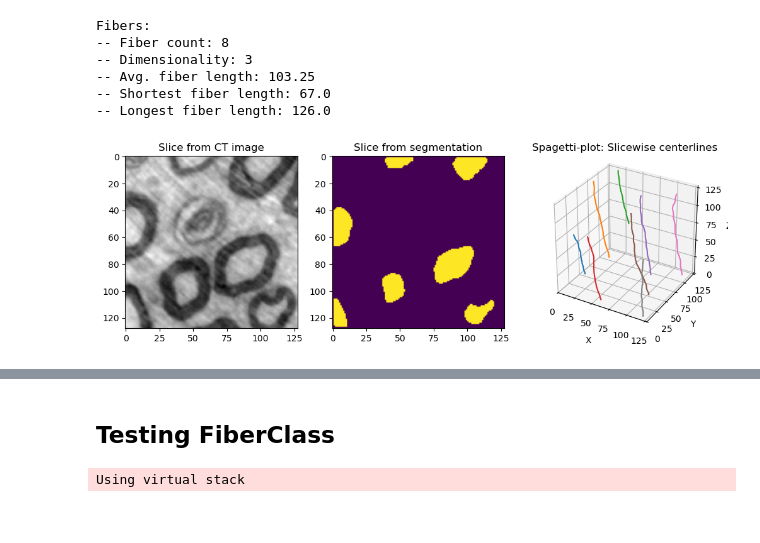
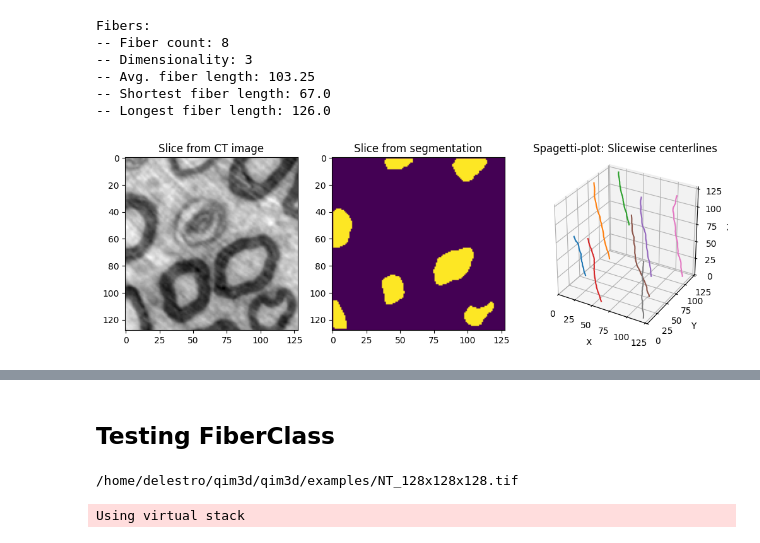
Before and after one commit to qim-center/qim3d, a Jupyter notebook: docs/notebooks/fibers.ipynb, the cells around one changed output, grey strips where cells are left out. Cells and saved outputs as stored; diff of their text form; code cells hidden in the pictures.

```diff
--- a/docs/notebooks/fibers.ipynb
+++ b/docs/notebooks/fibers.ipynb
@@ -121,7 +123,7 @@ vol_CT = np.transpose(vol_CT, [2, 1, 0])
 vol_bin = qim3d.examples.NT_128x128x128_axon_segment
 # %%
 # Slicewise generation of fibers
-nerve_fibers = fiber_functions.generate_slicewise_lines(vol_bin, axis=2)
+nerve_fibers = generate_slicewise_lines(vol_bin, axis=2)
 fiber_print(nerve_fibers)
 # %% [output]
 Fibers:
@@ -133,22 +135,22 @@ Fibers:
 # %%
 # Plotting
 slice_number = 30
 
 fig = plt.figure(figsize=(12, 4))
 ax = fig.add_subplot(131)
 ax.imshow(vol_CT[:,:,slice_number], cmap='gray')
 ax.set_title('Slice from CT image')
 
 ax = fig.add_subplot(132)
 #ax.imshow(np.matrix.transpose(vol_bin[:,:,slice_number]))
 ax.imshow(vol_bin[:,:,slice_number])
 ax.set_title('Slice from segmentation')
 
 ax = fig.add_subplot(133, projection='3d')
-fiber_functions.spagetti_plot(ax, nerve_fibers, title_string='Spagetti-plot: Slicewise centerlines')
+spagetti_plot(ax, nerve_fibers, title_string='Spagetti-plot: Slicewise centerlines')
 ax.set_xlim([0, 128])
 ax.set_ylim([0, 128])
 ax.set_zlim([0, 128])
 ax.set_aspect('equal')
 # %% [output]
-[figure, old version]
+[figure, new version]
@@ -184,6 +181,13 @@ ax.set_aspect('equal')
 [figure]
 # %% [markdown]
 ## **Testing FiberClass**
+# %%
+# Get path for example file
+qim3d_root = os.path.dirname(os.path.abspath(qim3d.__file__))
+example_file_path = os.path.join(qim3d_root, "examples", "NT_128x128x128.tif")
+print(example_file_path)
+# %% [output]
+/home/delestro/qim3d/qim3d/examples/NT_128x128x128.tif
 # %%
 NT_Bundle = FiberBundle(
     centrelines = nerve_fibers,
```
Also changed, not shown: parts of 11 cells of this notebook, 3 other files.
